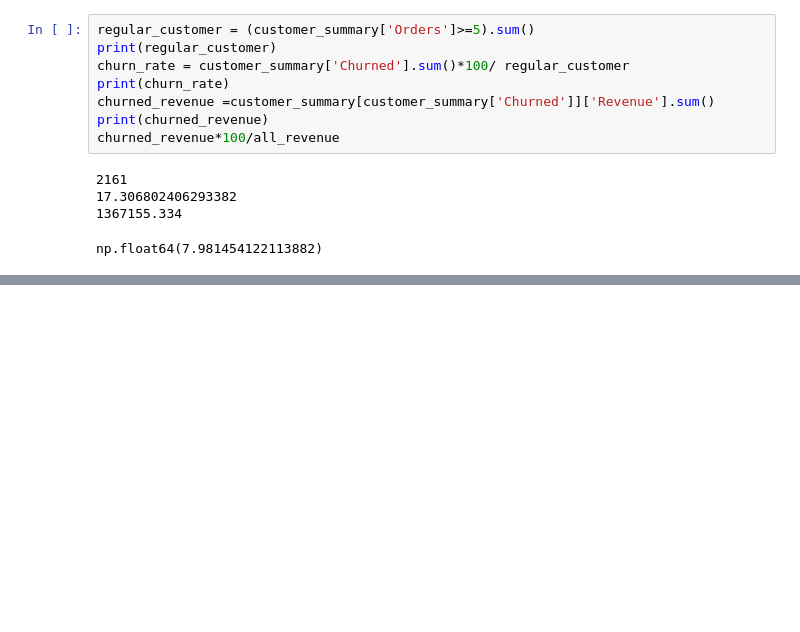
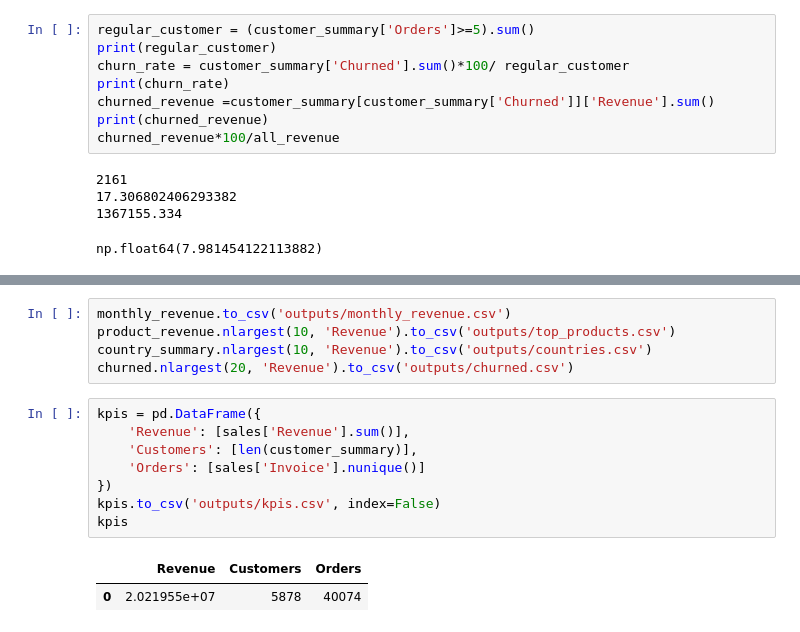
Before and after one commit to mohamadsfares/retail-sales-analysis, a Jupyter notebook: 02_analysis.ipynb, the cells around one changed output, grey strips where cells are left out. Saved outputs shown, nothing was run; the diff lists cells and outputs as text; blank space fills up the shorter version.

```diff
--- a/02_analysis.ipynb
+++ b/02_analysis.ipynb
@@ -388,3 +388,19 @@ Index: []
 |  | Revenue | Orders | last_purchase | DaysSince | first_purchase | usual_gap | Churned |
 | Customer ID |  |  |  |  |  |  |  |
 | 17850.0 | 51208.87 | 155 | 2010-12-02 15:27:00 | 371 | 2009-12-05 12:28:00 | 2.350649 | True |
+# %%
+monthly_revenue.to_csv('outputs/monthly_revenue.csv')
+product_revenue.nlargest(10, 'Revenue').to_csv('outputs/top_products.csv')
+country_summary.nlargest(10, 'Revenue').to_csv('outputs/countries.csv')
+churned.nlargest(20, 'Revenue').to_csv('outputs/churned.csv')
+# %%
+kpis = pd.DataFrame({
+    'Revenue': [sales['Revenue'].sum()],
+    'Customers': [len(customer_summary)],
+    'Orders': [sales['Invoice'].nunique()]
+})
+kpis.to_csv('outputs/kpis.csv', index=False)
+kpis
+# %% [output]
+|  | Revenue | Customers | Orders |
+| 0 | 2.021955e+07 | 5878 | 40074 |
```
Also changed, not shown: 7 other files.
